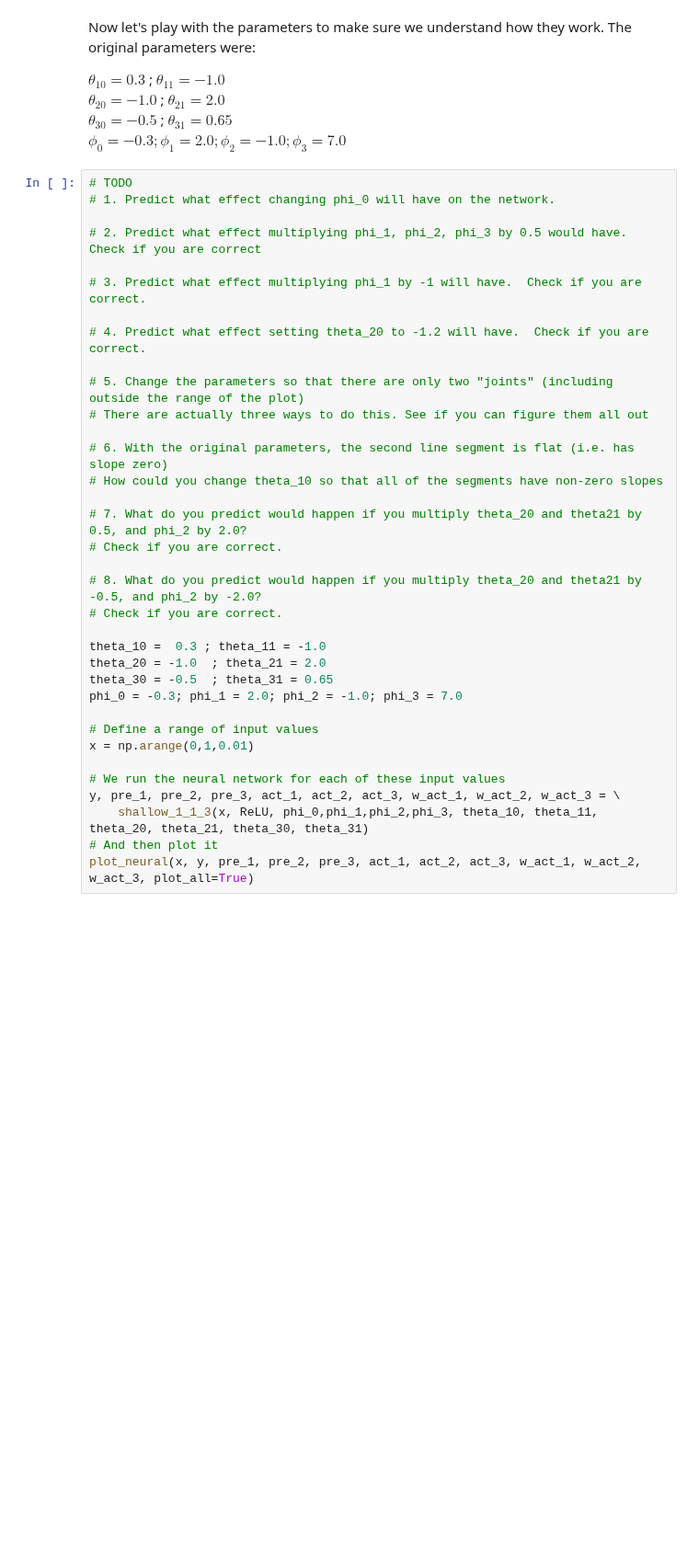
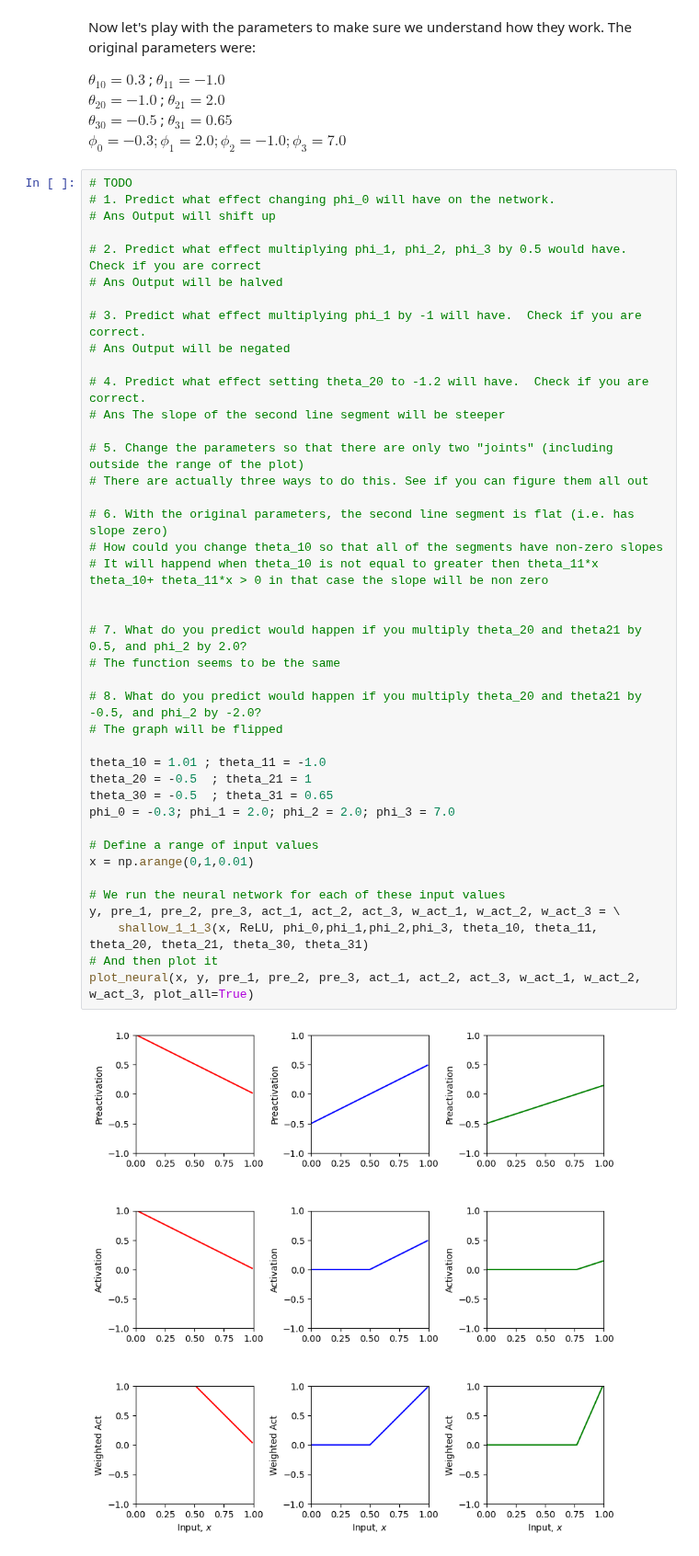
Before and after one commit to Mayank-Sharma-27/udlbook, a Jupyter notebook: Notebooks/Chap03/3_1_Shallow_Networks_I.ipynb, the cells around one changed output. Shown at 92% size. Drawn from its saved outputs; the diff is of its cells as text; blank space fills up the shorter version.

```diff
--- a/Notebooks/Chap03/3_1_Shallow_Networks_I.ipynb
+++ b/Notebooks/Chap03/3_1_Shallow_Networks_I.ipynb
@@ -133,35 +133,43 @@ $\phi_0 = -0.3; \phi_1 = 2.0; \phi_2 = -1.0; \phi_3 = 7.0$
 # %%
 # TODO
 # 1. Predict what effect changing phi_0 will have on the network.
+# Ans Output will shift up
 
 # 2. Predict what effect multiplying phi_1, phi_2, phi_3 by 0.5 would have.  Check if you are correct
+# Ans Output will be halved
 
 # 3. Predict what effect multiplying phi_1 by -1 will have.  Check if you are correct.
+# Ans Output will be negated
 
 # 4. Predict what effect setting theta_20 to -1.2 will have.  Check if you are correct.
+# Ans The slope of the second line segment will be steeper
 
 # 5. Change the parameters so that there are only two "joints" (including outside the range of the plot)
 # There are actually three ways to do this. See if you can figure them all out
 
 # 6. With the original parameters, the second line segment is flat (i.e. has slope zero)
 # How could you change theta_10 so that all of the segments have non-zero slopes
+# It will happend when theta_10 is not equal to greater then theta_11*x  theta_10+ theta_11*x > 0 in that case the slope will be non zero
+
 
 # 7. What do you predict would happen if you multiply theta_20 and theta21 by 0.5, and phi_2 by 2.0?
-# Check if you are correct.
+# The function seems to be the same
 
 # 8. What do you predict would happen if you multiply theta_20 and theta21 by -0.5, and phi_2 by -2.0?
-# Check if you are correct.
+# The graph will be flipped
 
-theta_10 =  0.3 ; theta_11 = -1.0
-theta_20 = -1.0  ; theta_21 = 2.0
+theta_10 = 1.01 ; theta_11 = -1.0
+theta_20 = -0.5  ; theta_21 = 1
 theta_30 = -0.5  ; theta_31 = 0.65
-phi_0 = -0.3; phi_1 = 2.0; phi_2 = -1.0; phi_3 = 7.0
+phi_0 = -0.3; phi_1 = 2.0; phi_2 = 2.0; phi_3 = 7.0
 
 # Define a range of input values
 x = np.arange(0,1,0.01)
 
 # We run the neural network for each of these input values
 y, pre_1, pre_2, pre_3, act_1, act_2, act_3, w_act_1, w_act_2, w_act_3 = \
     shallow_1_1_3(x, ReLU, phi_0,phi_1,phi_2,phi_3, theta_10, theta_11, theta_20, theta_21, theta_30, theta_31)
 # And then plot it
 plot_neural(x, y, pre_1, pre_2, pre_3, act_1, act_2, act_3, w_act_1, w_act_2, w_act_3, plot_all=True)
+# %% [output]
+[figure, added]
```
Also changed, not shown: parts of 6 cells of this notebook.
